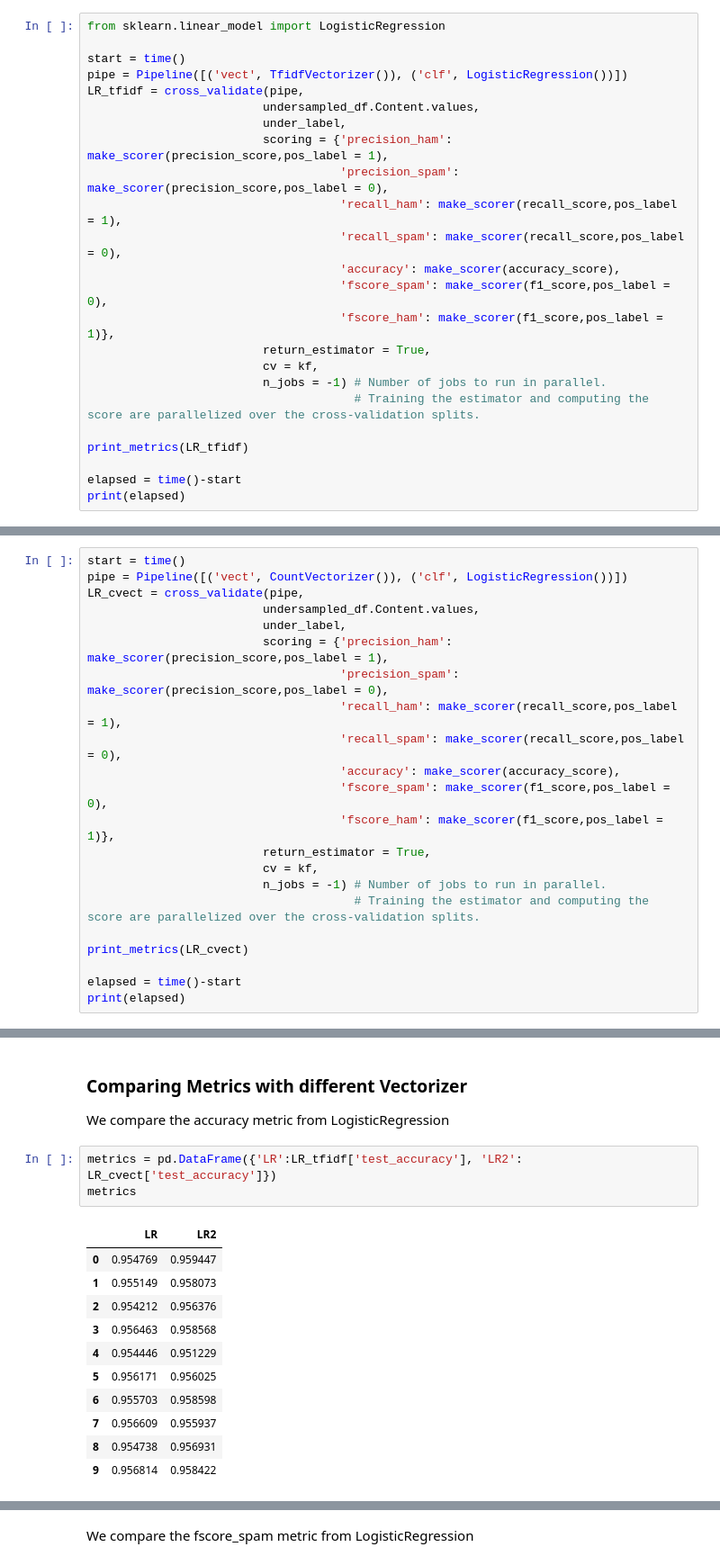
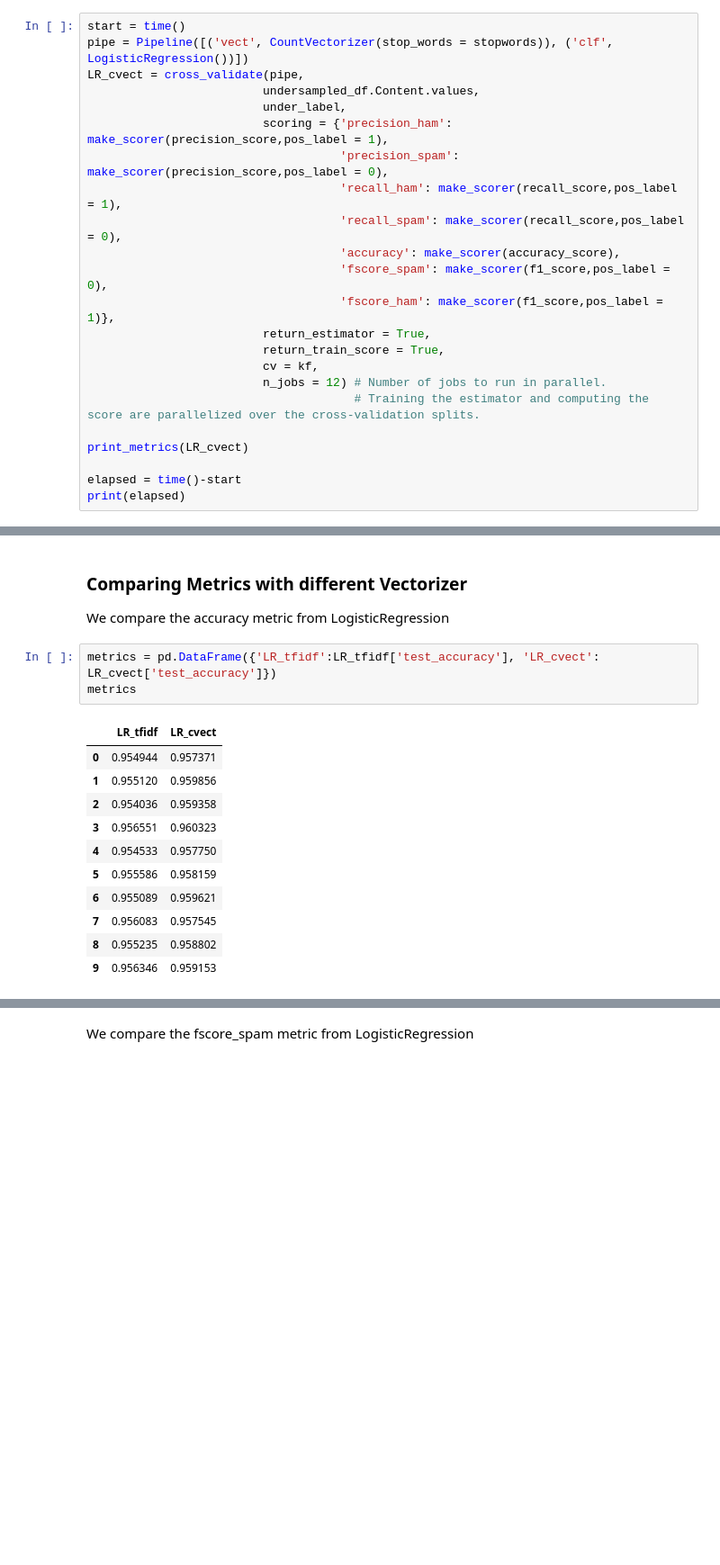
Before and after one commit to giacomovitangeli/phishing-detection, a Jupyter notebook: phishing_detection.ipynb, the cells around one changed output, grey strips where cells are left out. Shown: that part at 90% size. Saved outputs shown, nothing was run; the diff lists cells and outputs as text; blank space fills up the shorter version.

```diff
--- a/phishing_detection.ipynb
+++ b/phishing_detection.ipynb
@@ -281,9 +285,7 @@ score_time      2.0
 # %%
-from sklearn.linear_model import LogisticRegression
-
 start = time()
-pipe = Pipeline([('vect', TfidfVectorizer()), ('clf', LogisticRegression())])
-LR_tfidf = cross_validate(pipe,
+pipe = Pipeline([('vect', CountVectorizer(stop_words = stopwords)), ('clf', LogisticRegression())])
+LR_cvect = cross_validate(pipe,
                          undersampled_df.Content.values,
                          under_label,
                          scoring = {'precision_ham': make_scorer(precision_score,pos_label = 1),
@@ -294,11 +296,12 @@ LR_tfidf = cross_validate(pipe,
                                     'fscore_spam': make_scorer(f1_score,pos_label = 0),
                                     'fscore_ham': make_scorer(f1_score,pos_label = 1)},
                          return_estimator = True,
+                         return_train_score = True,
                          cv = kf,
-                         n_jobs = -1) # Number of jobs to run in parallel.
+                         n_jobs = 12) # Number of jobs to run in parallel.
                                       # Training the estimator and computing the score are parallelized over the cross-validation splits.
 
-print_metrics(LR_tfidf)
+print_metrics(LR_cvect)
 
 elapsed = time()-start
 print(elapsed)
@@ -333,22 +309,0 @@ score_time      2.0
-# %%
-start = time()
-pipe = Pipeline([('vect', CountVectorizer()), ('clf', LogisticRegression())])
-LR_cvect = cross_validate(pipe,
-                         undersampled_df.Content.values,
-                         under_label,
-                         scoring = {'precision_ham': make_scorer(precision_score,pos_label = 1),
-                                    'precision_spam': make_scorer(precision_score,pos_label = 0),
-                                    'recall_ham': make_scorer(recall_score,pos_label = 1),
-                                    'recall_spam': make_scorer(recall_score,pos_label = 0),
-                                    'accuracy': make_scorer(accuracy_score),
-                                    'fscore_spam': make_scorer(f1_score,pos_label = 0),
-                                    'fscore_ham': make_scorer(f1_score,pos_label = 1)},
-                         return_estimator = True,
-                         cv = kf,
-                         n_jobs = -1) # Number of jobs to run in parallel.
-                                      # Training the estimator and computing the score are parallelized over the cross-validation splits.
-
-print_metrics(LR_cvect)
-
-elapsed = time()-start
-print(elapsed)
@@ -384,20 +329,20 @@ score_time      2.0
 ### Comparing Metrics with different Vectorizer
 We compare the accuracy metric from LogisticRegression
 # %%
-metrics = pd.DataFrame({'LR':LR_tfidf['test_accuracy'], 'LR2': LR_cvect['test_accuracy']})
+metrics = pd.DataFrame({'LR_tfidf':LR_tfidf['test_accuracy'], 'LR_cvect': LR_cvect['test_accuracy']})
 metrics
 # %% [output]
-|  | LR | LR2 |
-| 0 | 0.954769 | 0.959447 |
-| 1 | 0.955149 | 0.958073 |
-| 2 | 0.954212 | 0.956376 |
-| 3 | 0.956463 | 0.958568 |
-| 4 | 0.954446 | 0.951229 |
-| 5 | 0.956171 | 0.956025 |
-| 6 | 0.955703 | 0.958598 |
-| 7 | 0.956609 | 0.955937 |
-| 8 | 0.954738 | 0.956931 |
-| 9 | 0.956814 | 0.958422 |
+|  | LR_tfidf | LR_cvect |
+| 0 | 0.954944 | 0.957371 |
+| 1 | 0.955120 | 0.959856 |
+| 2 | 0.954036 | 0.959358 |
+| 3 | 0.956551 | 0.960323 |
+| 4 | 0.954533 | 0.957750 |
+| 5 | 0.955586 | 0.958159 |
+| 6 | 0.955089 | 0.959621 |
+| 7 | 0.956083 | 0.957545 |
+| 8 | 0.955235 | 0.958802 |
+| 9 | 0.956346 | 0.959153 |
 # %%
 metrics.hist(layout = (1,3),figsize = (10,3))
 # %% [output]
```
Also changed, not shown: parts of 36 cells of this notebook.
